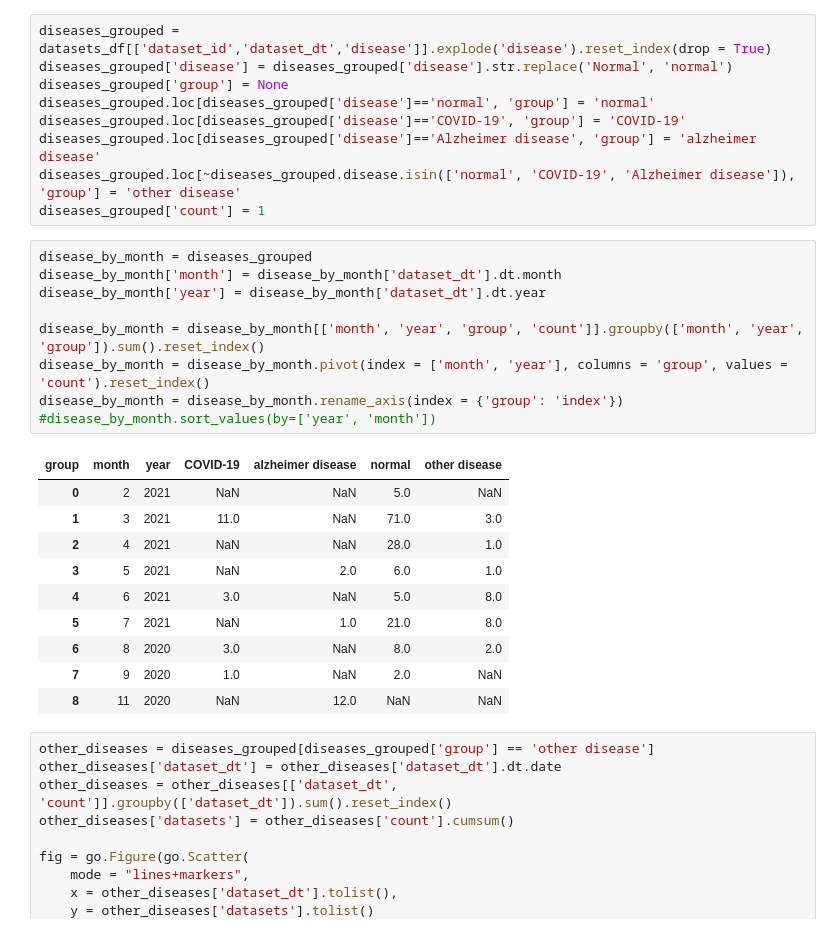
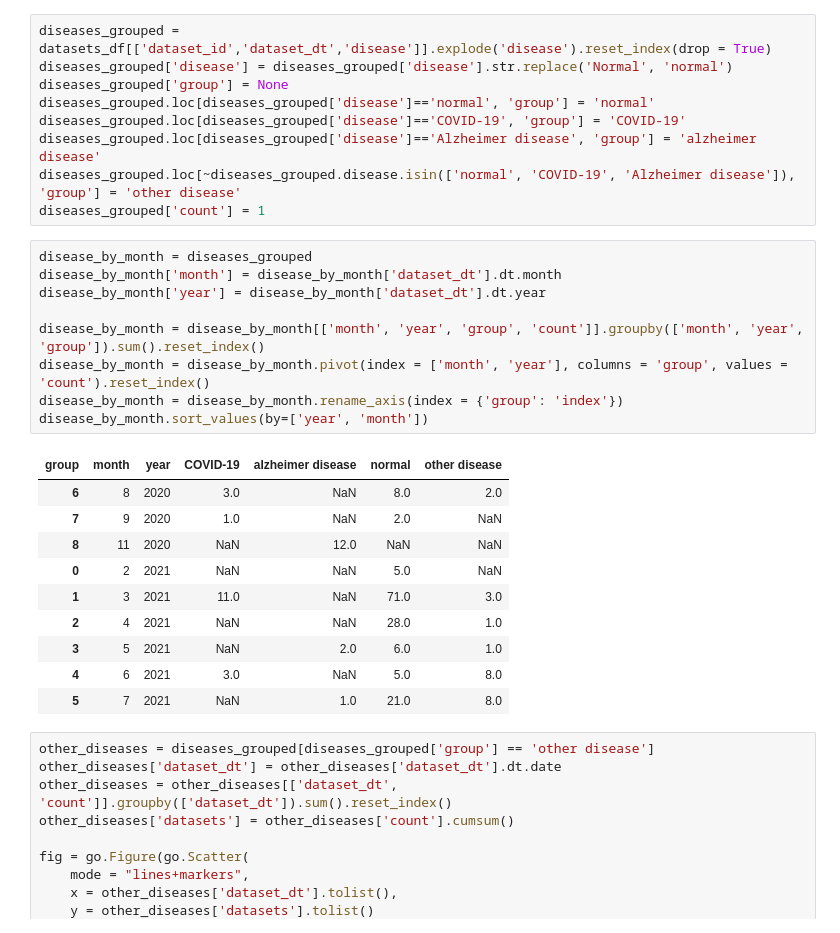
Before and after one commit to rcannood/single-cell-curation, a Jupyter notebook: metrics/single_cell_dataset_metrics.ipynb, the cells around one changed output. Cells and saved outputs as stored; diff of their text form.

```diff
--- a/metrics/single_cell_dataset_metrics.ipynb
+++ b/metrics/single_cell_dataset_metrics.ipynb
@@ -220,23 +220,23 @@ diseases_grouped['count'] = 1
 # %%
 disease_by_month = diseases_grouped
 disease_by_month['month'] = disease_by_month['dataset_dt'].dt.month
 disease_by_month['year'] = disease_by_month['dataset_dt'].dt.year
 
 disease_by_month = disease_by_month[['month', 'year', 'group', 'count']].groupby(['month', 'year', 'group']).sum().reset_index()
 disease_by_month = disease_by_month.pivot(index = ['month', 'year'], columns = 'group', values = 'count').reset_index()
 disease_by_month = disease_by_month.rename_axis(index = {'group': 'index'})
-#disease_by_month.sort_values(by=['year', 'month'])
+disease_by_month.sort_values(by=['year', 'month'])
 # %% [output]
 | group | month | year | COVID-19 | alzheimer disease | normal | other disease |
+| 6 | 8 | 2020 | 3.0 | NaN | 8.0 | 2.0 |
+| 7 | 9 | 2020 | 1.0 | NaN | 2.0 | NaN |
+| 8 | 11 | 2020 | NaN | 12.0 | NaN | NaN |
 | 0 | 2 | 2021 | NaN | NaN | 5.0 | NaN |
 | 1 | 3 | 2021 | 11.0 | NaN | 71.0 | 3.0 |
 | 2 | 4 | 2021 | NaN | NaN | 28.0 | 1.0 |
 | 3 | 5 | 2021 | NaN | 2.0 | 6.0 | 1.0 |
 | 4 | 6 | 2021 | 3.0 | NaN | 5.0 | 8.0 |
 | 5 | 7 | 2021 | NaN | 1.0 | 21.0 | 8.0 |
-| 6 | 8 | 2020 | 3.0 | NaN | 8.0 | 2.0 |
-| 7 | 9 | 2020 | 1.0 | NaN | 2.0 | NaN |
-| 8 | 11 | 2020 | NaN | 12.0 | NaN | NaN |
 # %%
 other_diseases = diseases_grouped[diseases_grouped['group'] == 'other disease']
 other_diseases['dataset_dt'] = other_diseases['dataset_dt'].dt.date
```
Also changed, not shown: parts of 4 cells of this notebook.
